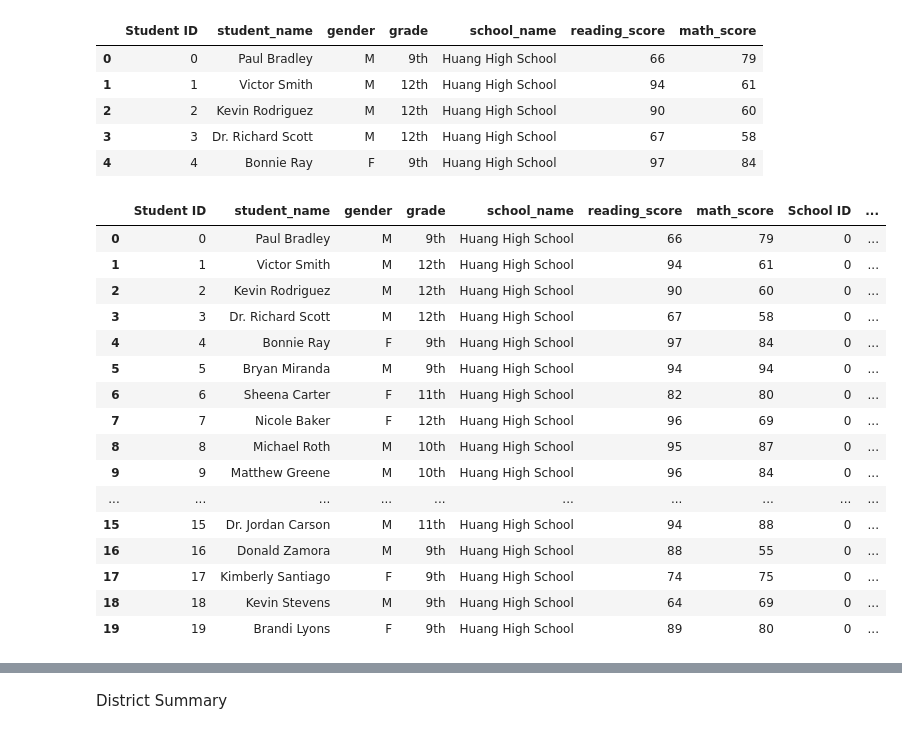
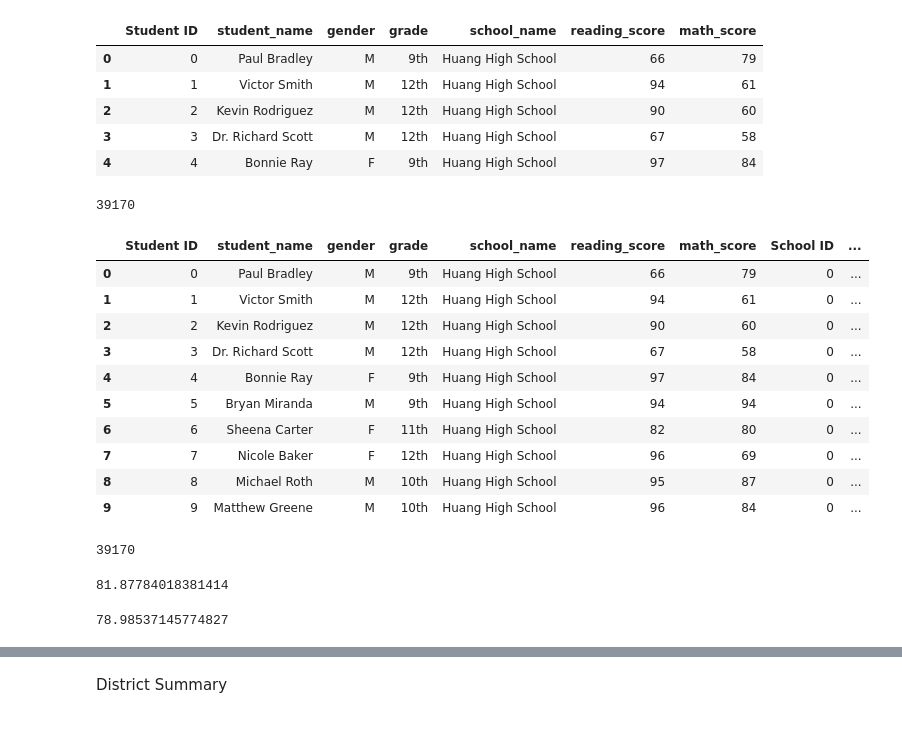
Before and after one commit to kofi-max/pandas-challenge, a Jupyter notebook: PyCitySchools/home work solution.ipynb, the cells around one changed output, grey strips where cells are left out. Drawn from its saved outputs; the diff is of its cells as text; code cells hidden in the pictures.

Commit message:
Add files via upload
setting up school summary

```diff
--- a/PyCitySchools/home work solution.ipynb
+++ b/PyCitySchools/home work solution.ipynb
@@ -5,8 +5,8 @@ import pandas as pd
 #Reference the file where csv is located
 school_data_to_load = "Resources/schools_complete.csv"
 student_data_to_load = "Resources/students_complete.csv"
-school_data = pd.read_csv(school_data_to_load)
-student_data = pd.read_csv(student_data_to_load)
+school_data_df = pd.read_csv(school_data_to_load)
+student_data_df = pd.read_csv(student_data_to_load)
 school_data.head(10)
 # %% [output]
 |  | School ID | school_name | type | size | budget |
@@ -29,25 +34,23 @@ student_data.head()
 | 2 | 2 | Kevin Rodriguez | M | 12th | Huang High School | 90 | 60 |
 | 3 | 3 | Dr. Richard Scott | M | 12th | Huang High School | 67 | 58 |
 | 4 | 4 | Bonnie Ray | F | 9th | Huang High School | 97 | 84 |
+# %%
+student_data["math_score"].count()
+# %% [output]
+39170
 # %%
 # Combine the data into a single dataset.
-school_data_complete_df = pd.merge(student_data, school_data, how="left", on=["school_name", "school_name"])
-school_data_complete_df.head(20)
+school_data_complete_df = pd.merge(student_data_df, school_data_df, how="left", on=["school_name", "school_name"])
+school_data_complete_df.head(10)
 # %% [output]
 |  | Student ID | student_name | gender | grade | school_name | reading_score | math_score | School ID | ... |
 | 0 | 0 | Paul Bradley | M | 9th | Huang High School | 66 | 79 | 0 | ... |
 | 1 | 1 | Victor Smith | M | 12th | Huang High School | 94 | 61 | 0 | ... |
 | 2 | 2 | Kevin Rodriguez | M | 12th | Huang High School | 90 | 60 | 0 | ... |
 | 3 | 3 | Dr. Richard Scott | M | 12th | Huang High School | 67 | 58 | 0 | ... |
 | 4 | 4 | Bonnie Ray | F | 9th | Huang High School | 97 | 84 | 0 | ... |
 | 5 | 5 | Bryan Miranda | M | 9th | Huang High School | 94 | 94 | 0 | ... |
 | 6 | 6 | Sheena Carter | F | 11th | Huang High School | 82 | 80 | 0 | ... |
 | 7 | 7 | Nicole Baker | F | 12th | Huang High School | 96 | 69 | 0 | ... |
 | 8 | 8 | Michael Roth | M | 10th | Huang High School | 95 | 87 | 0 | ... |
 | 9 | 9 | Matthew Greene | M | 10th | Huang High School | 96 | 84 | 0 | ... |
-| ... | ... | ... | ... | ... | ... | ... | ... | ... | ... |
-| 15 | 15 | Dr. Jordan Carson | M | 11th | Huang High School | 94 | 88 | 0 | ... |
-| 16 | 16 | Donald Zamora | M | 9th | Huang High School | 88 | 55 | 0 | ... |
-| 17 | 17 | Kimberly Santiago | F | 9th | Huang High School | 74 | 75 | 0 | ... |
-| 18 | 18 | Kevin Stevens | M | 9th | Huang High School | 64 | 69 | 0 | ... |
-| 19 | 19 | Brandi Lyons | F | 9th | Huang High School | 89 | 80 | 0 | ... |
@@ -58,3 +57,18 @@ school_data_complete_df.dtypes
+# %%
+total_students = student_data["student_name"].count()
+total_students
+# %% [output]
+39170
+# %%
+average_reading_score  =school_data_complete_df["reading_score"].mean()
+average_reading_score
+# %% [output]
+81.87784018381414
+# %%
+average_math_score  =school_data_complete_df["math_score"].mean()
+average_math_score
+# %% [output]
+78.98537145774827
 # %%
 School_complete_rename_df = school_data_complete_df.rename(columns={"school_name":"school name", "student_name":"student name", "reading_score":"reading score", "math_score":"math score", "budget":"budget"})
 School_complete_rename_df.head()
```
Also changed, not shown: parts of 46 cells of this notebook.
